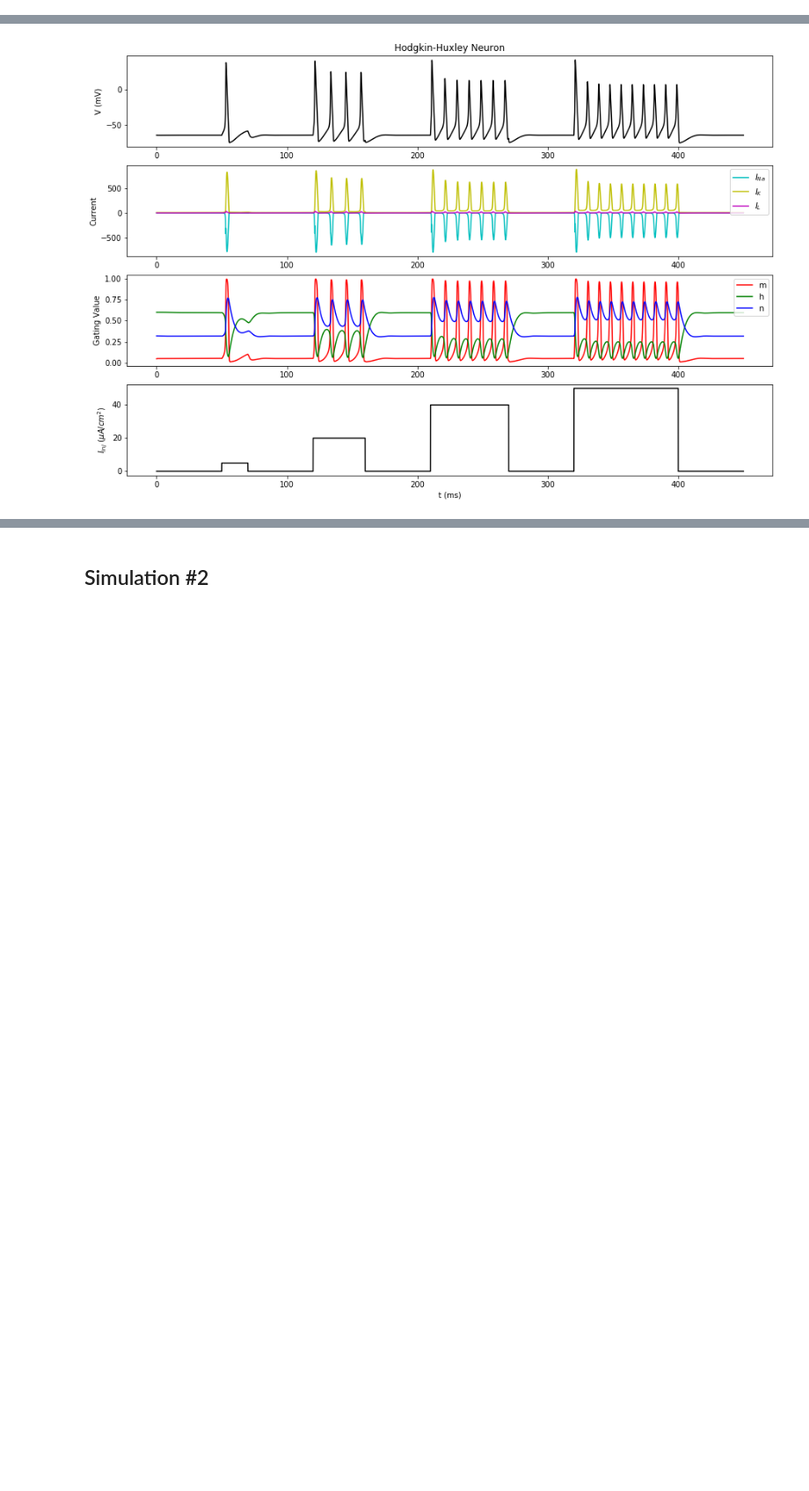
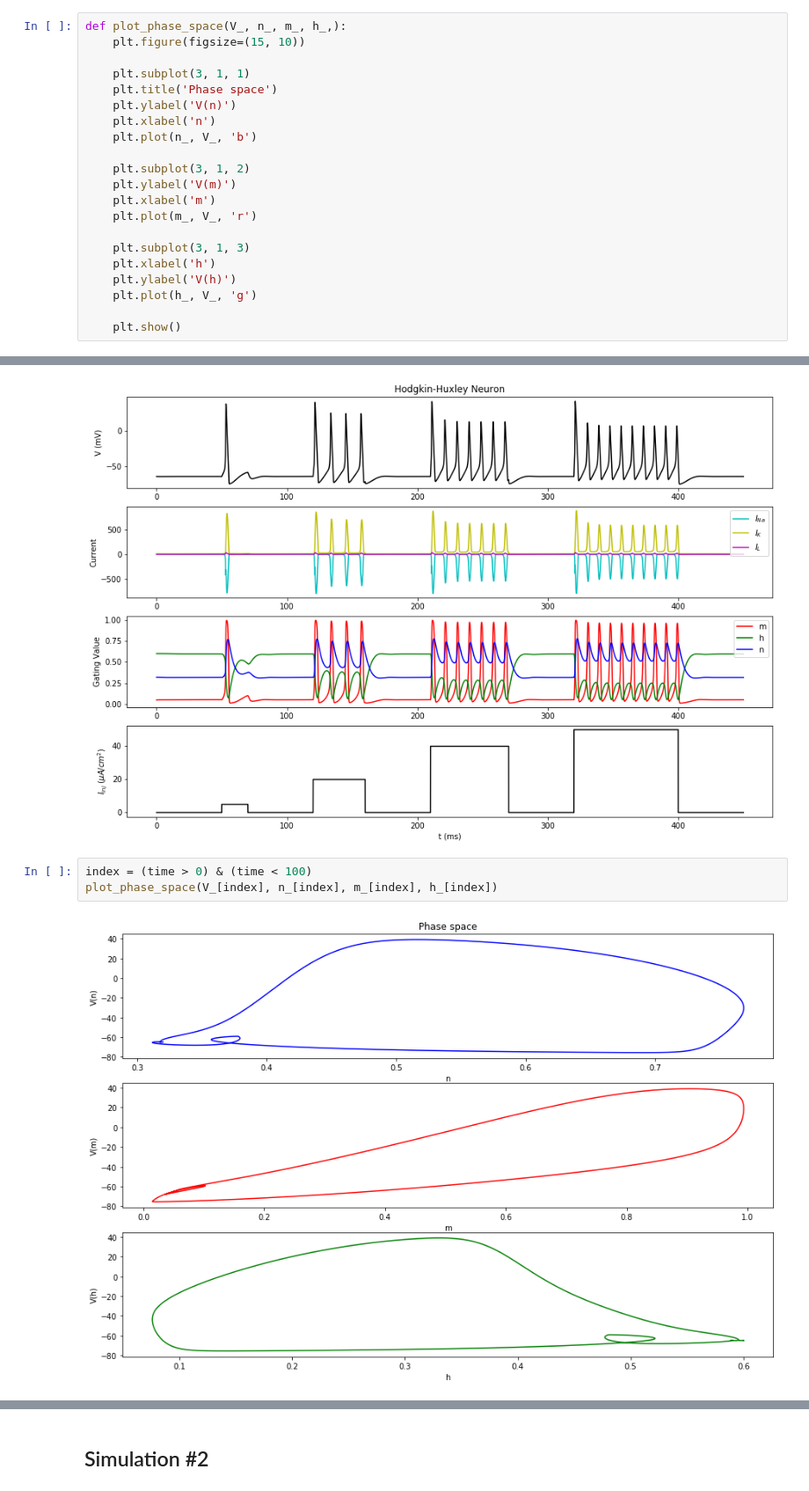
Before and after one commit to rebryk/neuroscience, a Jupyter notebook: task01/task01.ipynb, the cells around one changed output, grey strips where cells are left out. Shown at 88% size. Drawn from its saved outputs; the diff is of its cells as text; blank space fills up the shorter version.

```diff
--- a/task01/task01.ipynb
+++ b/task01/task01.ipynb
@@ -93,6 +93,27 @@ def plot_results(V_, n_, m_, h_, I_Na_, I_K_, I_L):
     plt.plot(time, I_, 'k')
 
     plt.show()
+# %%
+def plot_phase_space(V_, n_, m_, h_,):
+    plt.figure(figsize=(15, 10))
+
+    plt.subplot(3, 1, 1)
+    plt.title('Phase space')
+    plt.ylabel('V(n)')
+    plt.xlabel('n')
+    plt.plot(n_, V_, 'b')
+
+    plt.subplot(3, 1, 2)
+    plt.ylabel('V(m)')
+    plt.xlabel('m')
+    plt.plot(m_, V_, 'r')
+
+    plt.subplot(3, 1, 3)
+    plt.xlabel('h')
+    plt.ylabel('V(h)')
+    plt.plot(h_, V_, 'g')
+
+    plt.show()
 # %% [markdown]
 ## Simulation #1
 # %%
@@ -135,3 +156,8 @@ I_L_ = I_L(V_)
 plot_results(V_, n_, m_, h_, I_Na_, I_K_, I_L_)
 # %% [output]
 [figure]
+# %%
+index = (time > 0) & (time < 100)
+plot_phase_space(V_[index], n_[index], m_[index], h_[index])
+# %% [output]
+[figure, added]
```
Also changed, not shown: parts of 3 cells of this notebook.
